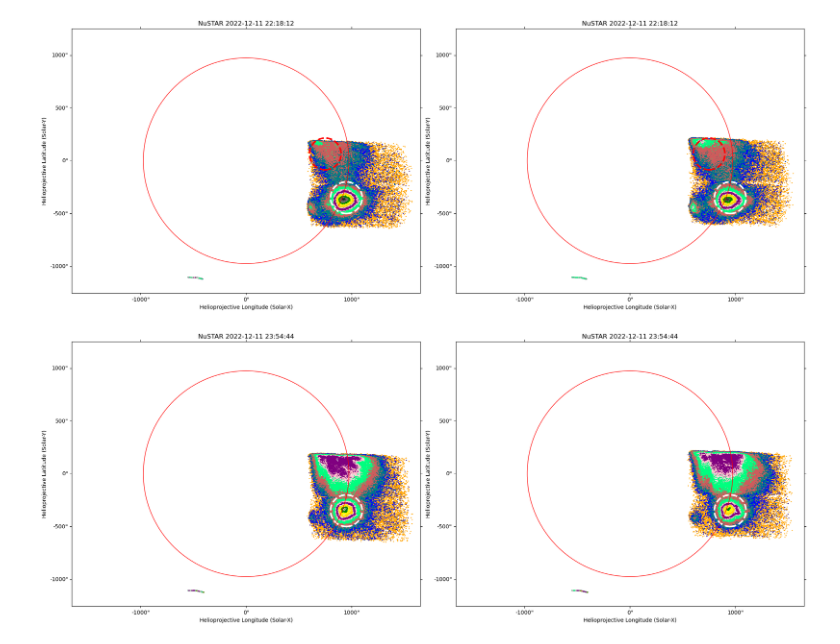
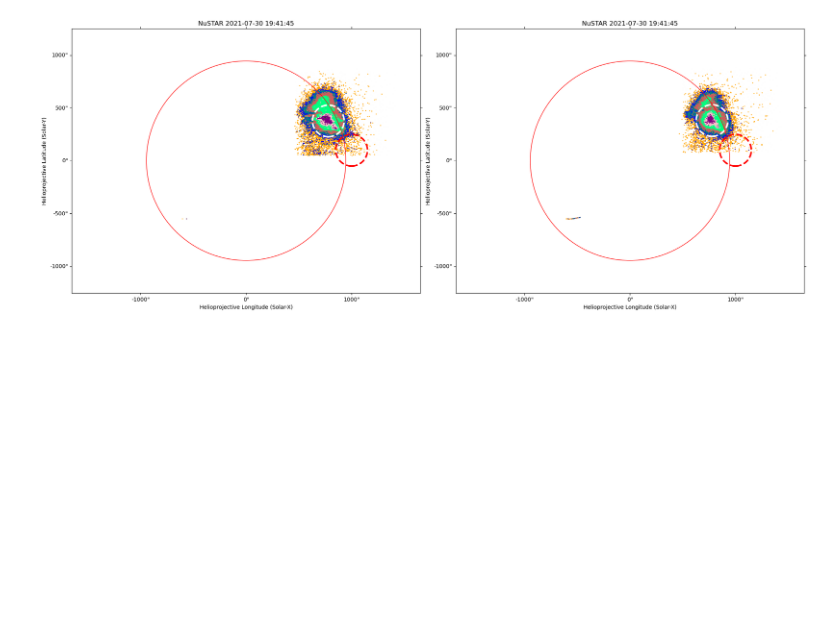
Before and after one commit to jessiemcd/do-dem, a Jupyter notebook: ghost_correct.ipynb, the cells around one changed output. Cells and saved outputs as stored; diff of their text form; code cells hidden in the pictures; blank space fills up the shorter version.

```diff
--- a/ghost_correct.ipynb
+++ b/ghost_correct.ipynb
@@ -94,8 +94,11 @@ def make_ghost_region(key, file, show=False, gorbit=0, gregion={},
             if method == 'double':
                 print('ONLY DID IT FOR FIRST REGION')
                 regfile = region_dir+'gauss_cen_'+obsid+'_'+fpm+'_0.reg'
+
+            print(regfile)
+            #read in regfile (DEM region) and make region object. For multi-region pointings, just the
+            #first region will be plotted.
             offset, rad = rf.read_regfile(regfile, time0, time1, 'hourangle')
-
             center = SkyCoord( *(offset[0].value, offset[1].value)*u.arcsec, frame=submap.coordinate_frame)
             region = CircleSkyRegion(
                     center = center,
@@ -107,21 +110,21 @@ def make_ghost_region(key, file, show=False, gorbit=0, gregion={},
             og_region = region.to_pixel(submap.wcs)
             og_region.plot(axes=ax, color='white', ls='--', lw=3, zorder=5)
 
-            if orbit==gorbit and gregion:
-                if write_new_file:
+            #If this is the orbit we are using for extracting the ghost ray background, and an input ghost ray region
+            #has been entered:
+            if orbit==gorbit:
+                #If we want to write a new file containing the ghost ray region we entered as an input:
+                if write_new_file and gregion:
                     center = SkyCoord( *(gregion['centerx'], gregion['centery'])*u.arcsec, frame=submap.coordinate_frame)
                     region = CircleSkyRegion(
                             center = center,
                             radius = gregion['radius']*u.arcsec
                         )
-                    #print(offset, rad)
-
-                    og_region = region.to_pixel(submap.wcs)
-                    og_region.plot(axes=ax, color='red', ls='--', lw=3, zorder=5)
 
                     midway = time0 + (time1-time0).to(u.s).value/2*u.s
                     newfile=working_dir+'ghost_ref_'+obsid+'_'+fpm
                     rf.write_regfile('starter_region.reg', midway, region, newfile=newfile)
+
                 else:
                     newfile=working_dir+'ghost_ref_'+obsid+'_'+fpm
 
@@ -132,9 +135,14 @@ def make_ghost_region(key, file, show=False, gorbit=0, gregion={},
                             center = center,
                             radius = rad
                         )
-                    og_region = region.to_pixel(submap.wcs)
-                    og_region.plot(axes=ax, color='red', ls='--', lw=3, zorder=5)
+                    print('here')
+                    print('offset')
 
+                og_region = region.to_pixel(submap.wcs)
+                og_region.plot(axes=ax, color='red', ls='--', lw=3, zorder=5)
+
+                #If we want to move forward with calculating the ghost ray background rate (time consuming,
+                #only do when sure of inputs).
                 if go_ahead:
                     time = [time0, time1]
                     nustar_path = working_dir
@@ -148,12 +156,12 @@ def make_ghost_region(key, file, show=False, gorbit=0, gregion={},
                                        twogauss=False, onegauss=False, direction='', guess=[], guess2=[], return_for_pile_up_figure=False,
                                        energy_percents=False)
 
-                    rate, erate, nutrs, tresp, logt, fpm, atc = res
+                    rate, erate, nutrs, tresp, logt, fpm = res
 
                     ARDict['Ghost_Ray_Rate_'+fpm] = rate
 
 
-        if orbit==gorbit and gregion:
+        if orbit==gorbit:
             plt.savefig(working_dir+'ghost_plot_efilter2.5-15_'+obsids[orbit]+'ghost_ref.png')
         else:
             plt.savefig(working_dir+'ghost_plot_efilter2.5-15_'+obsids[orbit]+'.png')
@@ -167,19 +175,52 @@ def make_ghost_region(key, file, show=False, gorbit=0, gregion={},
 
 
 
-key='11-dec-22_2'
+#key='11-dec-22_2'
+#gregion = {'centerx': 750.0, 'centery': 65.0, 'radius': 150.0}
+#gorbit=0
 
 #If single gaussian fit region:
 #Currently the way I modified this, you need to have both the plot options true to write the single gauss regions to a file.
 #ana.single_gauss_prep(key, all_targets_file_wnew, plot=True, write_gauss_regions=True,
 #                     plotgaussregions=True)
 
-gregion = {'centerx': 750.0, 'centery': 65.0, 'radius': 150.0}
+
+# key='03-jun-22_2'
+# gregion = {'centerx': 250.0, 'centery': -75.0, 'radius': 150.0}
+# gorbit=0
+
+# key='30-jul-21_1'
+# gregion = {'centerx': 800.0, 'centery': -100.0, 'radius': 150.0}
+# gorbit=1
+
+# key='30-jul-21_2'
+# gregion = {'centerx': 650.0, 'centery': 100.0, 'radius': 150.0}
+# gorbit=0
+
+# key='01-nov-14_1'
+# gregion = {'centerx': 640.0, 'centery': -490.0, 'radius': 150.0}
+# gorbit=0
+
+# key='29-may-18_2'
+# gregion = {'centerx': 380.0, 'centery': 400.0, 'radius': 150.0}
+# #gregion = {'centerx': 420.0, 'centery': 200.0, 'radius': 150.0}
+# gorbit=0
+
+key='30-jul-21_2'
+#gregion = {'centerx': 650.0, 'centery': 100.0, 'radius': 150.0}
+gregion = {'centerx': 1000.0, 'centery': 100.0, 'radius': 150.0}
 gorbit=0
 #Get the region correct before switching to True or you'll waste a lot of time.
 go_ahead=True
+write_new_file=True
+
+print(all_targets[key].keys())
+
+#ana.single_gauss_prep(key, all_targets_file_wnew, plot=True, write_gauss_regions=True,
+#                      plotgaussregions=True)
+
 
 #make sure you do this with the same energy ranges you want for the DEM.
 eng_tr = [[2.5, 3.5], [3.5, 6.], [6., 10.]]
-make_ghost_region(key, all_targets_file_wnew, gregion=gregion, gorbit=gorbit, go_ahead=go_ahead, write_new_file=True)
+make_ghost_region(key, all_targets_file_wnew, gregion=gregion, gorbit=gorbit, go_ahead=go_ahead, write_new_file=write_new_file)
 # %% [output]
@@ -203,5 +280,4 @@ ONLY DID IT FOR FIRST REGION
-[figure, old version]
+[figure, new version]
-[figure, removed]
 # %%
 #For when you need to use a ghost ray rate from a different key
 with open(all_targets_file_wnew, 'rb') as f:
```
Also changed, not shown: parts of 7 cells of this notebook, 4 other files.
